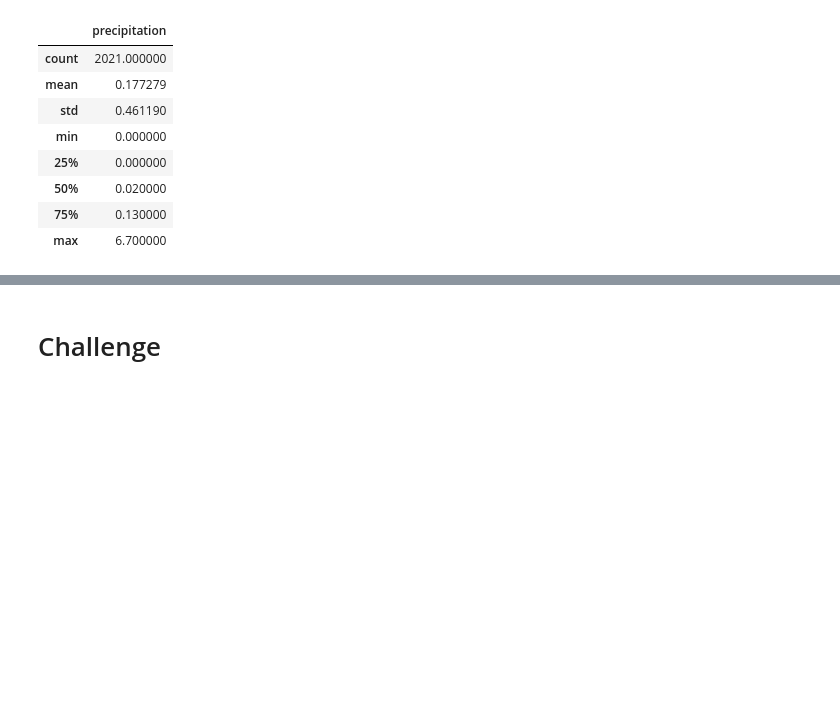
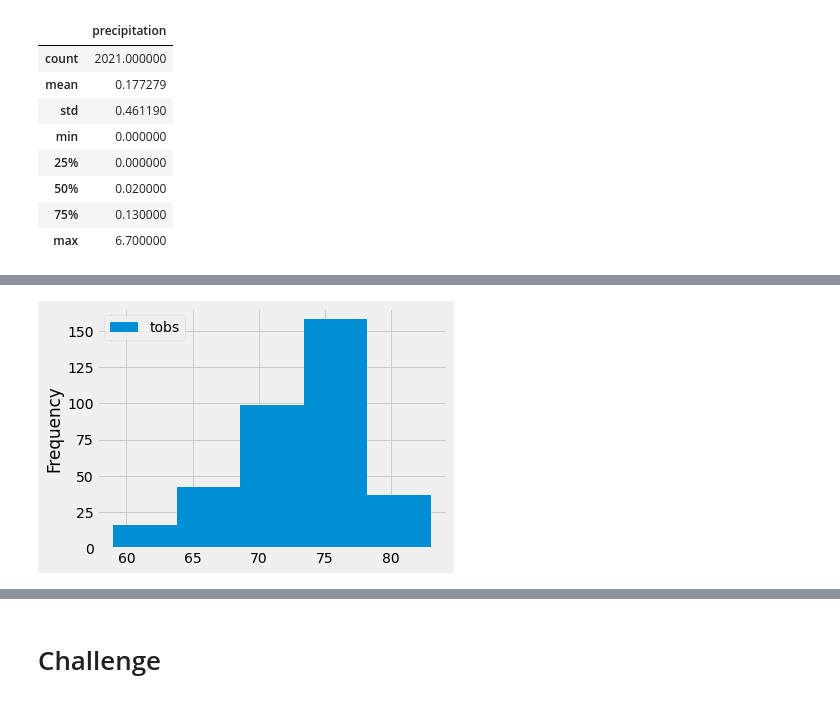
Before and after one commit to wbelayne21/surfs_up, a Jupyter notebook: climate_analysis.ipynb, the cells around one changed output, grey strips where cells are left out. Drawn from its saved outputs; the diff is of its cells as text; code cells hidden in the pictures; blank space fills up the shorter version.

```diff
--- a/climate_analysis.ipynb
+++ b/climate_analysis.ipynb
@@ -142,0 +190,6 @@ results_df.describe()
+# %%
+# skill drill
+results_df.plot.hist(bins=5)
+plt.tight_layout()
+# %% [output]
+[figure, added]
```
Also changed, not shown: parts of 7 cells of this notebook.
